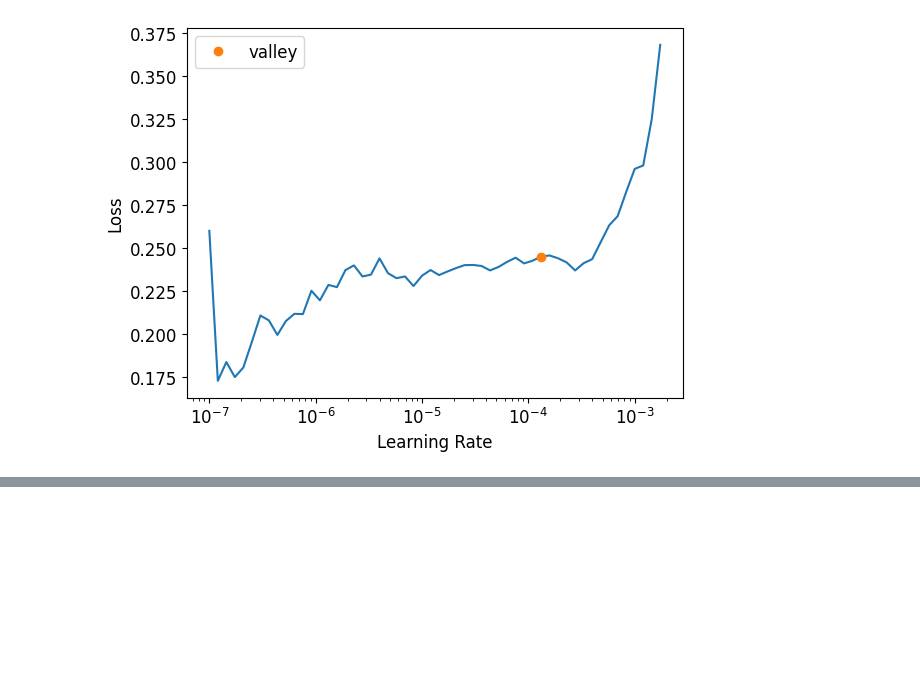
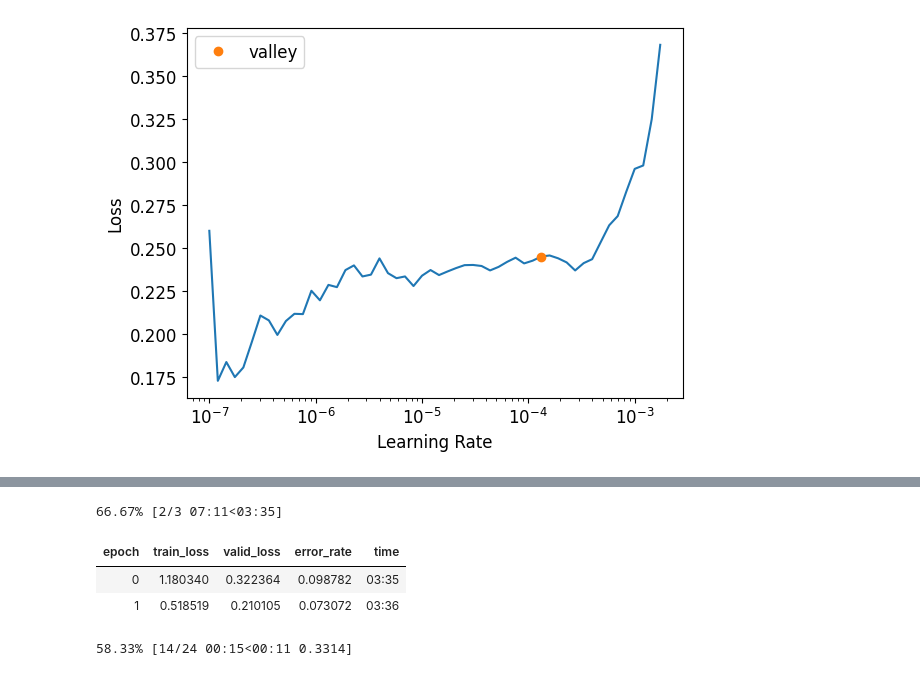
Before and after one commit to atozncoder/ai, a Jupyter notebook: BookChapter5.ipynb, the cells around one changed output, grey strips where cells are left out. Drawn from its saved outputs; the diff is of its cells as text; code cells hidden in the pictures; blank space fills up the shorter version.

```diff
--- a/BookChapter5.ipynb
+++ b/BookChapter5.ipynb
@@ -333,0 +333,11 @@ learn.fit_one_cycle(6, lr_max=1e-5)
+# %%
+learn = vision_learner(dls, resnet34, metrics=error_rate)
+learn.fit_one_cycle(3, 3e-3)
+# learn.unfreeze()
+# learn.fit_one_cycle(12, lr_max=slice(1e-6,1e-4))
+# %% [output]
+66.67% [2/3 07:11<03:35]
+| epoch | train_loss | valid_loss | error_rate | time |
+| 0 | 1.180340 | 0.322364 | 0.098782 | 03:35 |
+| 1 | 0.518519 | 0.210105 | 0.073072 | 03:36 |
+58.33% [14/24 00:15<00:11 0.3314]
```
Also changed, not shown: parts of 1 cell of this notebook.
